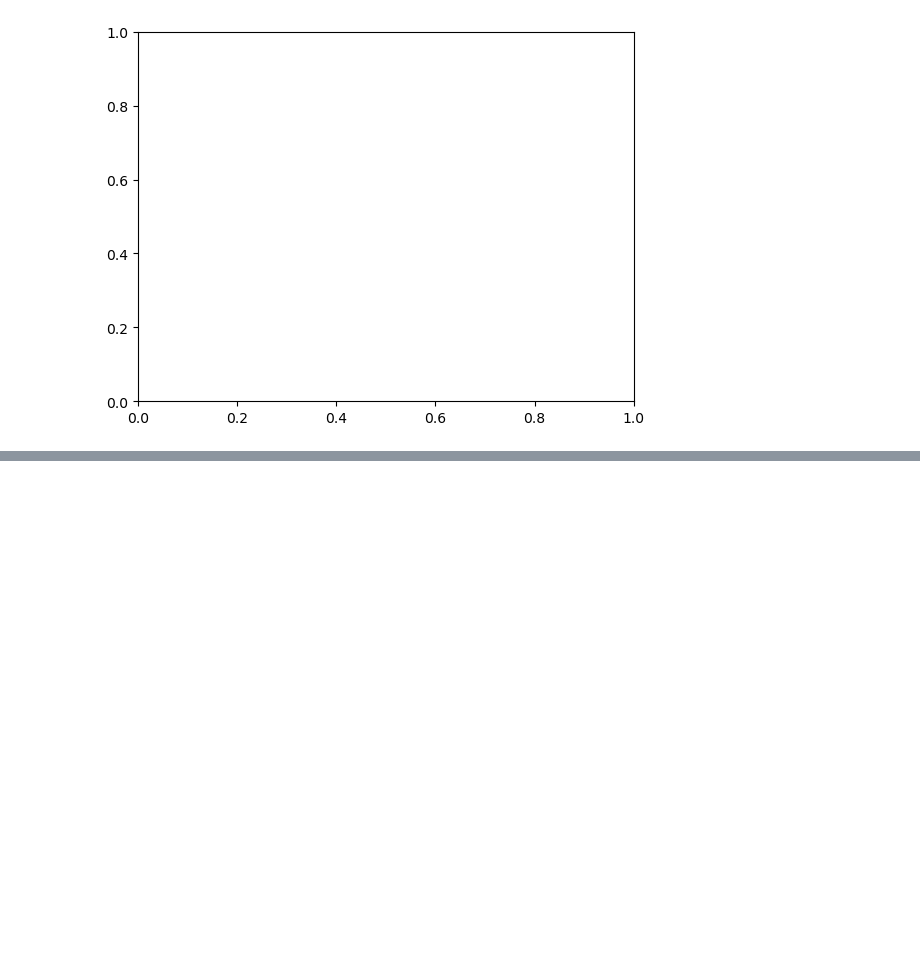
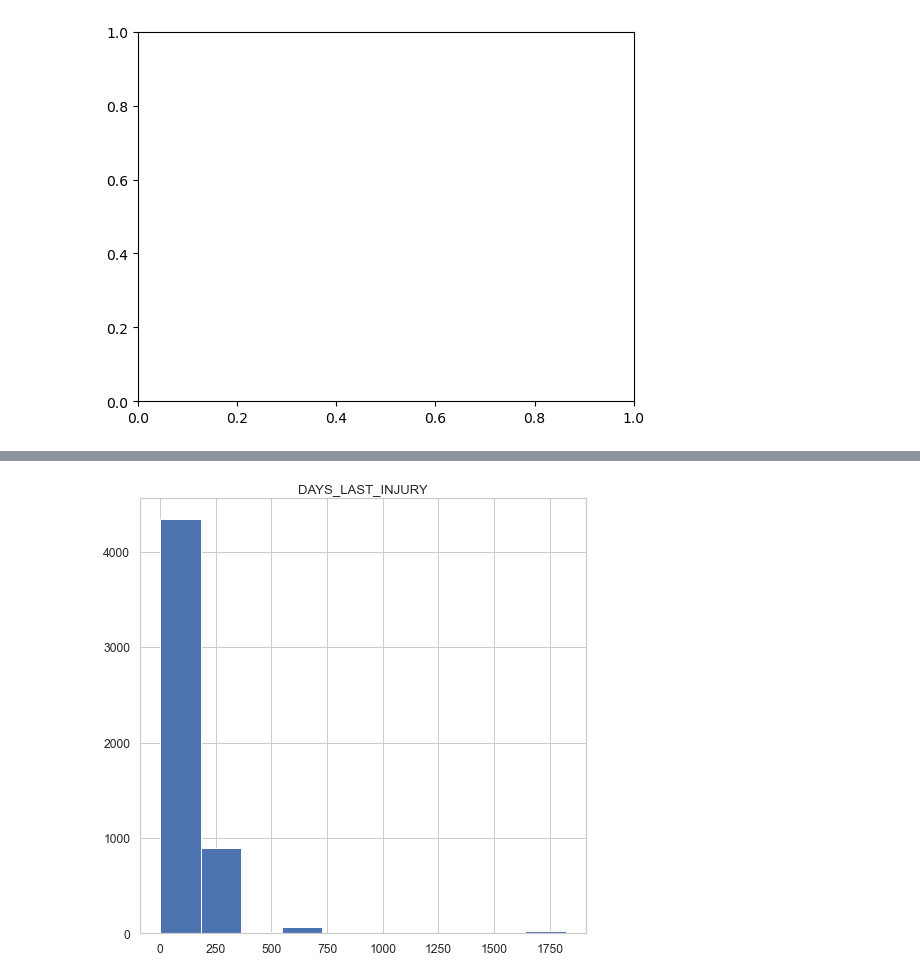
Before and after one commit to NadeemPatel2019/MSDS-456-final-project, a Jupyter notebook: nba_game_logs_eda_2021-22.ipynb, the cells around one changed output, grey strips where cells are left out. Saved outputs shown, nothing was run; the diff lists cells and outputs as text; code cells hidden in the pictures; blank space fills up the shorter version.

```diff
--- a/nba_game_logs_eda_2021-22.ipynb
+++ b/nba_game_logs_eda_2021-22.ipynb
@@ -720,0 +440,6 @@ ax.set_title('Random Forest ~ OUT_NEXT_GAME - Confusion Matrix - include DAYS_LA
+# %%
+# histogram of our DAYS_LAST_INJURY
+sns.set(style='whitegrid', font_scale=1.1, rc={'figure.figsize': [8, 8]})
+X_train[['DAYS_LAST_INJURY']].hist(bins=10);
+# %% [output]
+[figure, added]
```
Also changed, not shown: parts of 38 cells of this notebook.
